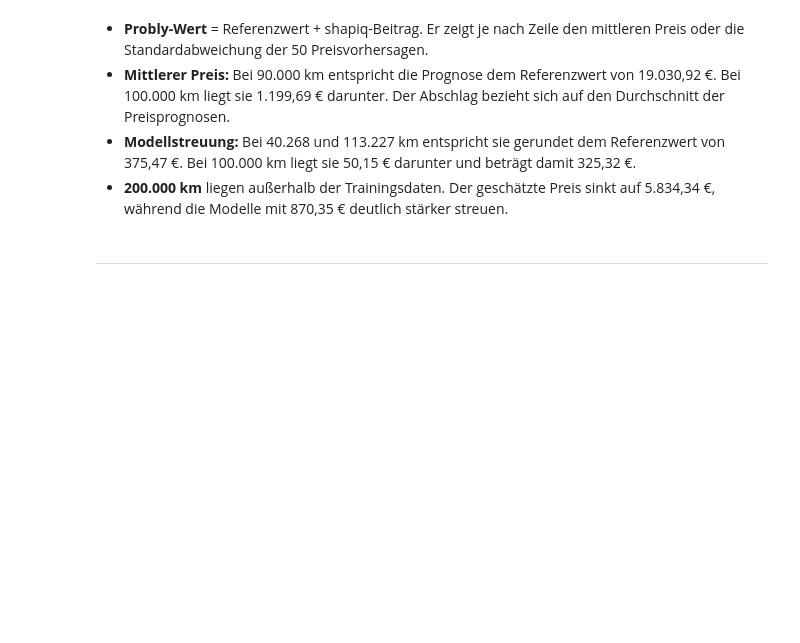
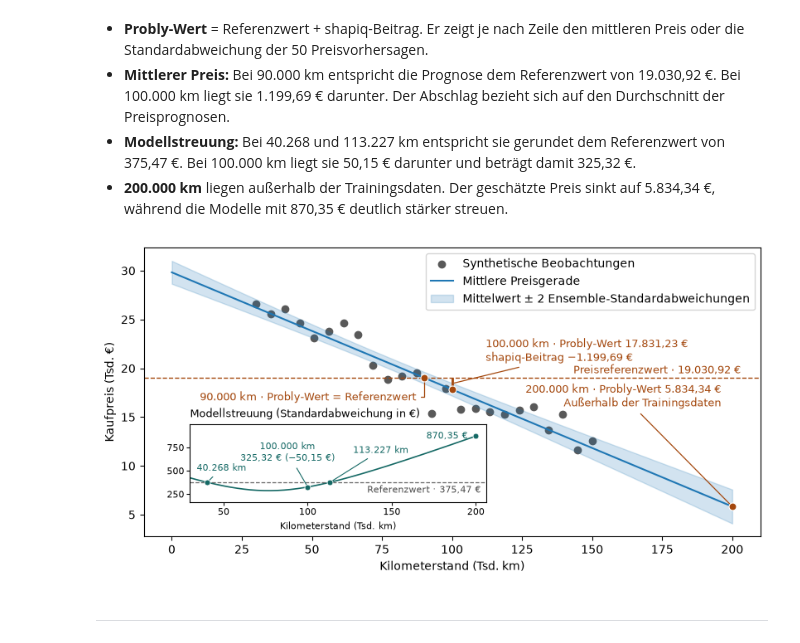
Before and after one commit to sep-trustworthy-gruppe-d/probly, a Jupyter notebook: experiments/group-d_experiments/dan_01.ipynb, the cells around one changed output. Saved outputs shown, nothing was run; the diff lists cells and outputs as text; code cells hidden in the pictures; blank space fills up the shorter version.

Commit message:
Update Dan's Probly experiment notebook

```diff
--- a/experiments/group-d_experiments/dan_01.ipynb
+++ b/experiments/group-d_experiments/dan_01.ipynb
@@ -145,6 +143,103 @@ display(Markdown("\n".join(car_explanation_rows)))
 - **Mittlerer Preis:** Bei 90.000 km entspricht die Prognose dem Referenzwert von 19.030,92 €. Bei 100.000 km liegt sie 1.199,69 € darunter. Der Abschlag bezieht sich auf den Durchschnitt der Preisprognosen.
 - **Modellstreuung:** Bei 40.268 und 113.227 km entspricht sie gerundet dem Referenzwert von 375,47 €. Bei 100.000 km liegt sie 50,15 € darunter und beträgt damit 325,32 €.
 - **200.000 km** liegen außerhalb der Trainingsdaten. Der geschätzte Preis sinkt auf 5.834,34 €, während die Modelle mit 870,35 € deutlich stärker streuen.
+# %%
+fig, car_ax = plt.subplots(figsize=(8, 4), layout="constrained")
+car_ax.scatter(car_km / 1_000, car_price / 1_000, color="0.35", label="Synthetische Beobachtungen")
+car_ax.plot(car_km_grid / 1_000, car_mean / 1_000, color="tab:blue", label="Mittlere Preisgerade")
+car_ax.fill_between(
+    car_km_grid / 1_000,
+    (car_mean - 2 * car_std) / 1_000,
+    (car_mean + 2 * car_std) / 1_000,
+    color="tab:blue",
+    alpha=0.2,
+    label="Mittelwert ± 2 Ensemble-Standardabweichungen",
+)
+car_ax.set(xlabel="Kilometerstand (Tsd. km)", ylabel="Kaufpreis (Tsd. €)")
+car_ax.legend()
+
+def car_euros(amount):
+    return f"{amount:,.2f}".translate(str.maketrans(",.-", ".,−")) + " €"
+
+
+# Bei einem Merkmal ist der shapiq-Beitrag die Differenz zum Mittel über die Trainingsdaten.
+price_reference = car_mean_price(car_features).mean()
+spread_reference = car_model_spread(car_features).mean()
+price_km = np.array([90_000, 100_000, 200_000])
+spread_km = np.array([40_268, 100_000, 113_227, 200_000])
+price_values = car_mean_price(price_km[:, None])
+spread_values = car_model_spread(spread_km[:, None])
+price_at_90, price_at_100, price_at_200 = price_values
+spread_at_40, spread_at_100, spread_at_113, spread_at_200 = spread_values
+
+price_color = "#a4480e"
+price_pointer = {"arrowstyle": "-", "color": price_color, "lw": 0.9}
+car_ax.axhline(price_reference / 1_000, color=price_color, linestyle="--", linewidth=1, zorder=1)
+car_ax.text(
+    203, price_reference / 1_000 + 0.45, f"Preisreferenzwert · {car_euros(price_reference)}",
+    ha="right", fontsize=9, color=price_color,
+)
+car_ax.vlines(100, price_at_100 / 1_000, price_reference / 1_000, color=price_color, linewidth=2, zorder=4)
+car_ax.scatter(
+    price_km / 1_000, price_values / 1_000,
+    s=42, color=price_color, edgecolors="white", linewidths=0.8, zorder=5,
+)
+car_ax.annotate(
+    "90.000 km · Probly-Wert = Referenzwert",
+    (90, price_at_90 / 1_000), xytext=(10, 17.05), va="center",
+    fontsize=9, color=price_color,
+    arrowprops={**price_pointer, "connectionstyle": "angle,angleA=0,angleB=90"},
+)
+car_ax.annotate(
+    f"100.000 km · Probly-Wert {car_euros(price_at_100)}\n"
+    f"shapiq-Beitrag {car_euros(price_at_100 - price_reference)}",
+    (100, (price_reference + price_at_100) / 2_000), xytext=(112, 23.2), va="top",
+    fontsize=9, color=price_color, arrowprops=price_pointer,
+)
+car_ax.annotate(
+    f"200.000 km · Probly-Wert {car_euros(price_at_200)}\nAußerhalb der Trainingsdaten",
+    (200, price_at_200 / 1_000), xytext=(196, 16.1), ha="right",
+    fontsize=9, color=price_color, arrowprops=price_pointer,
+)
+
+# Die Standardabweichung in Euro ist die Grundlage für das Band von ±2 Standardabweichungen.
+spread_ax = car_ax.inset_axes([0.075, 0.12, 0.48, 0.27])
+spread_color = "#156965"
+spread_pointer = {"arrowstyle": "-", "color": spread_color, "lw": 0.8}
+spread_ax.set_title("Modellstreuung (Standardabweichung in €)", loc="left", fontsize=9)
+spread_ax.set_xlabel("Kilometerstand (Tsd. km)", fontsize=8)
+spread_ax.set(xlim=(30, 206), ylim=(165, 1_000), xticks=[50, 100, 150, 200], yticks=[250, 500, 750])
+spread_ax.tick_params(labelsize=8, length=3, pad=2)
+spread_ax.plot(car_km_grid / 1_000, car_std, color=spread_color, linewidth=1.2)
+spread_ax.axhline(spread_reference, color="0.4", linestyle="--", linewidth=0.9)
+spread_ax.scatter(
+    spread_km / 1_000, spread_values,
+    s=25, color=spread_color, edgecolors="white", linewidths=0.6, zorder=4,
+)
+for km, spread, label_position in (
+    (40_268, spread_at_40, (34, 500)),
+    (113_227, spread_at_113, (127, 690)),
+):
+    spread_ax.annotate(
+        f"{km:,}".replace(",", ".") + " km", (km / 1_000, spread), xytext=label_position,
+        fontsize=8, color=spread_color, arrowprops=spread_pointer,
+    )
+spread_ax.annotate(
+    f"100.000 km\n{car_euros(spread_at_100)} ({car_euros(spread_at_100 - spread_reference)})",
+    (100, spread_at_100), xytext=(88, 820), ha="center", va="top",
+    fontsize=8, color=spread_color, arrowprops=spread_pointer,
+)
+spread_ax.annotate(
+    car_euros(spread_at_200), (200, spread_at_200), xytext=(-7, 0), textcoords="offset points",
+    ha="right", va="center", fontsize=8, color=spread_color,
+)
+spread_ax.text(
+    203, spread_reference - 30, f"Referenzwert · {car_euros(spread_reference)}",
+    ha="right", va="top", fontsize=8, color="0.3",
+)
+plt.show()
+# %% [output]
+[figure, added]
 # %% [markdown]
 ---
 # %% [markdown]
```
Also changed, not shown: parts of 3 cells of this notebook.
